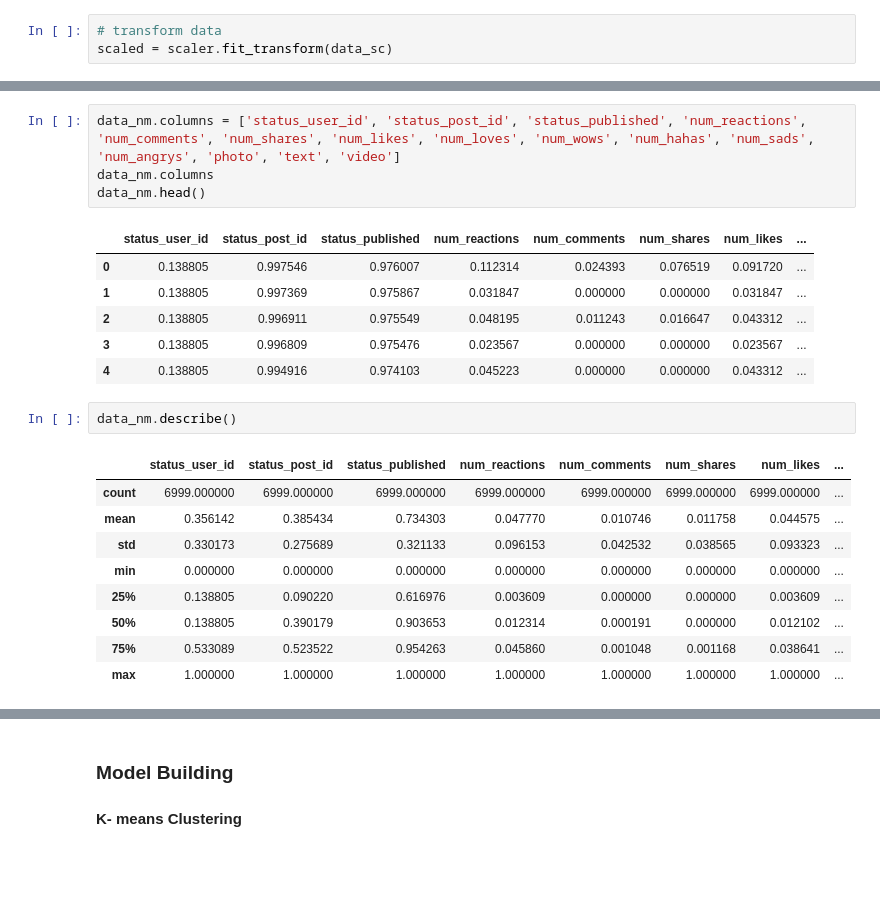
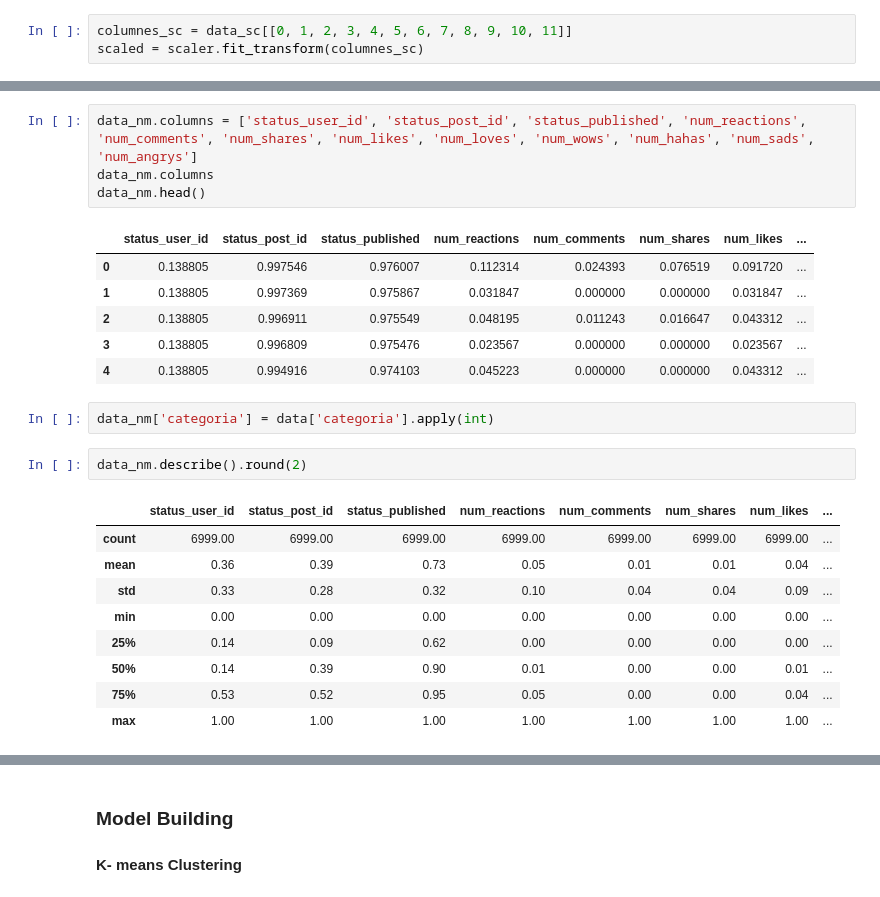
Before and after one commit to David-DataScience/Unsupervised_Learning, a Jupyter notebook: S08.ipynb, the cells around one changed output, grey strips where cells are left out. Drawn from its saved outputs; the diff is of its cells as text; blank space fills up the shorter version.

```diff
--- a/S08.ipynb
+++ b/S08.ipynb
@@ -377,8 +338,8 @@ data_sc.describe().round(2)
 # %%
 scaler = MinMaxScaler()
-# %%
-# transform data
-scaled = scaler.fit_transform(data_sc)
+# %%
+columnes_sc = data_sc[[0, 1, 2, 3, 4, 5, 6, 7, 8, 9, 10, 11]]
+scaled = scaler.fit_transform(columnes_sc)
 # %%
 data_nm = DataFrame(scaled)
 # %%
@@ -391,7 +352,7 @@ data_nm.head()
 | 3 | 0.138805 | 0.996809 | 0.975476 | 0.023567 | 0.000000 | 0.000000 | 0.023567 | 0.000000 | 0.000000 | 0.000000 | 0.000000 | ... |
 | 4 | 0.138805 | 0.994916 | 0.974103 | 0.045223 | 0.000000 | 0.000000 | 0.043312 | 0.013699 | 0.000000 | 0.000000 | 0.000000 | ... |
 # %%
-data_nm.columns = ['status_user_id', 'status_post_id', 'status_published', 'num_reactions', 'num_comments', 'num_shares', 'num_likes', 'num_loves', 'num_wows', 'num_hahas', 'num_sads', 'num_angrys', 'photo', 'text', 'video']
+data_nm.columns = ['status_user_id', 'status_post_id', 'status_published', 'num_reactions', 'num_comments', 'num_shares', 'num_likes', 'num_loves', 'num_wows', 'num_hahas', 'num_sads', 'num_angrys']
 data_nm.columns
 data_nm.head()
 # %% [output]
@@ -401,15 +362,17 @@ data_nm.head()
 | 2 | 0.138805 | 0.996911 | 0.975549 | 0.048195 | 0.011243 | 0.016647 | 0.043312 | ... |
 | 3 | 0.138805 | 0.996809 | 0.975476 | 0.023567 | 0.000000 | 0.000000 | 0.023567 | ... |
 | 4 | 0.138805 | 0.994916 | 0.974103 | 0.045223 | 0.000000 | 0.000000 | 0.043312 | ... |
+# %%
+data_nm['categoria'] = data['categoria'].apply(int)
 # %%
-data_nm.describe()
+data_nm.describe().round(2)
 # %% [output]
 |  | status_user_id | status_post_id | status_published | num_reactions | num_comments | num_shares | num_likes | ... |
-| count | 6999.000000 | 6999.000000 | 6999.000000 | 6999.000000 | 6999.000000 | 6999.000000 | 6999.000000 | ... |
-| mean | 0.356142 | 0.385434 | 0.734303 | 0.047770 | 0.010746 | 0.011758 | 0.044575 | ... |
-| std | 0.330173 | 0.275689 | 0.321133 | 0.096153 | 0.042532 | 0.038565 | 0.093323 | ... |
-| min | 0.000000 | 0.000000 | 0.000000 | 0.000000 | 0.000000 | 0.000000 | 0.000000 | ... |
-| 25% | 0.138805 | 0.090220 | 0.616976 | 0.003609 | 0.000000 | 0.000000 | 0.003609 | ... |
-| 50% | 0.138805 | 0.390179 | 0.903653 | 0.012314 | 0.000191 | 0.000000 | 0.012102 | ... |
-| 75% | 0.533089 | 0.523522 | 0.954263 | 0.045860 | 0.001048 | 0.001168 | 0.038641 | ... |
-| max | 1.000000 | 1.000000 | 1.000000 | 1.000000 | 1.000000 | 1.000000 | 1.000000 | ... |
+| count | 6999.00 | 6999.00 | 6999.00 | 6999.00 | 6999.00 | 6999.00 | 6999.00 | ... |
+| mean | 0.36 | 0.39 | 0.73 | 0.05 | 0.01 | 0.01 | 0.04 | ... |
+| std | 0.33 | 0.28 | 0.32 | 0.10 | 0.04 | 0.04 | 0.09 | ... |
+| min | 0.00 | 0.00 | 0.00 | 0.00 | 0.00 | 0.00 | 0.00 | ... |
+| 25% | 0.14 | 0.09 | 0.62 | 0.00 | 0.00 | 0.00 | 0.00 | ... |
+| 50% | 0.14 | 0.39 | 0.90 | 0.01 | 0.00 | 0.00 | 0.01 | ... |
+| 75% | 0.53 | 0.52 | 0.95 | 0.05 | 0.00 | 0.00 | 0.04 | ... |
+| max | 1.00 | 1.00 | 1.00 | 1.00 | 1.00 | 1.00 | 1.00 | ... |
```
Also changed, not shown: parts of 193 cells of this notebook.
